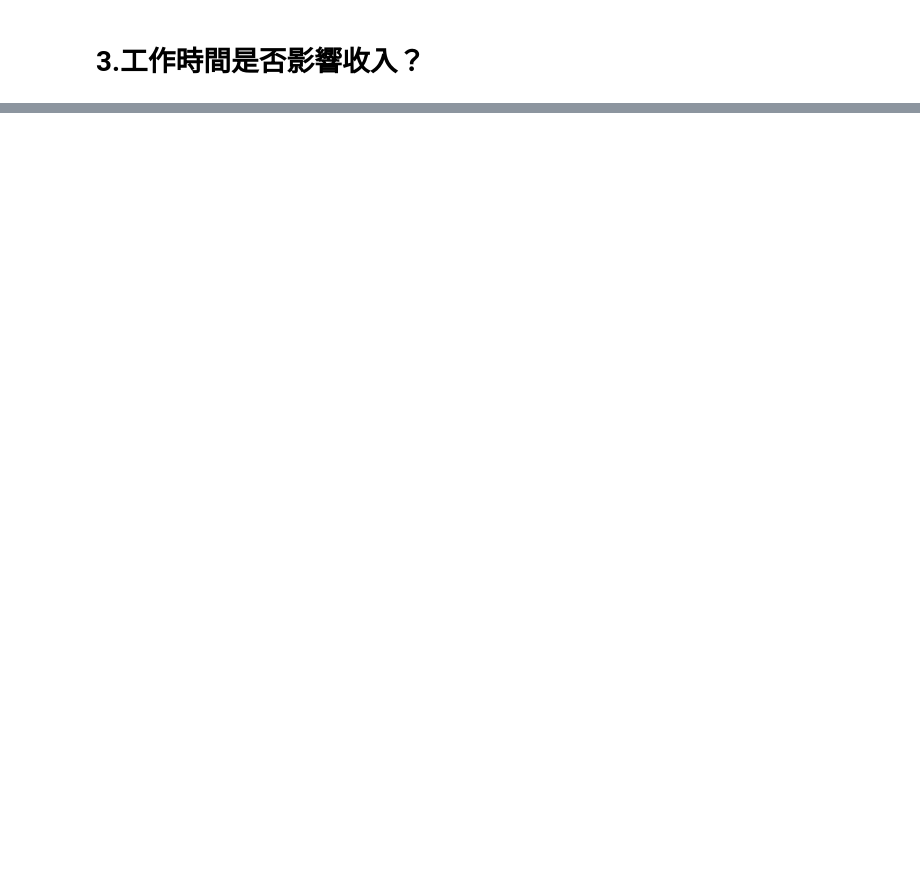
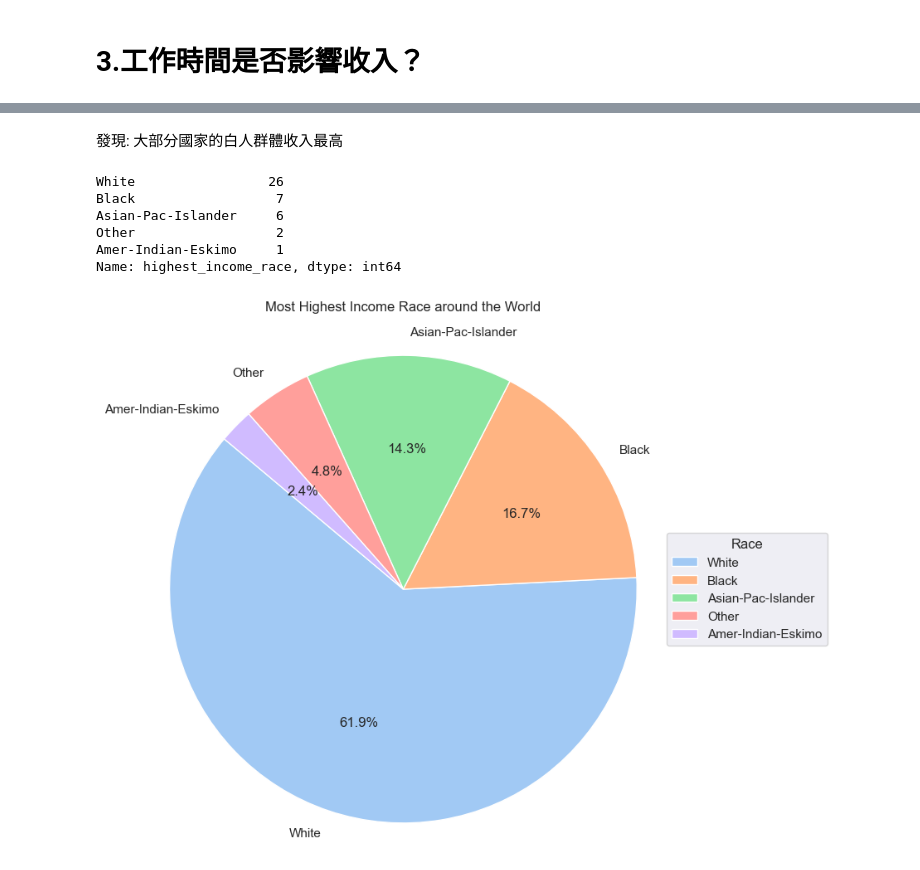
Before and after one commit to bomb1000/PL, a Jupyter notebook: PL_HW2/HW2.ipynb, the cells around one changed output, grey strips where cells are left out. Cells and saved outputs as stored; diff of their text form; code cells hidden in the pictures; blank space fills up the shorter version.

```diff
--- a/PL_HW2/HW2.ipynb
+++ b/PL_HW2/HW2.ipynb
@@ -149,0 +432,47 @@ sns.violinplot(data=data, x="income", y="hours_per_week", hue="sex", split=True,
+# %%
+import pandas as pd  # 确保导入了 pandas
+
+# 初始化一个空列表来收集数据
+list_above_50K = []
+
+for i in native_country_list:
+    df = race_income_proportion_distribution_by_country(data, i)
+    highest_income_race = df['>50K_%'].idxmax()  # 找出 '>50K_%' 最大值的索引
+    # 将国家和最高收入种族添加到列表中
+    list_above_50K.append([i, highest_income_race])
+
+# 使用列表创建一个新的 DataFrame
+output_df = pd.DataFrame(list_above_50K, columns=['native_country', 'highest_income_race'])
+
+# 输出新的 DataFrame
+# print(output_df)
+# %% [markdown]
+發現: 大部分國家的白人群體收入最高
+# %%
+most_highest_income_race_around_the_world = output_df['highest_income_race'].value_counts()
+most_highest_income_race_around_the_world
+# %% [output]
+White                 26
+Black                  7
+Asian-Pac-Islander     6
+Other                  2
+Amer-Indian-Eskimo     1
+Name: highest_income_race, dtype: int64
+# %%
+# 設置 Seaborn 風格
+sns.set()
+
+# 數據準備
+labels = most_highest_income_race_around_the_world.index
+sizes = most_highest_income_race_around_the_world.values
+colors = sns.color_palette('pastel')[:len(labels)]  # 使用 Seaborn 的顏色
+
+# 創建餅圖
+plt.figure(figsize=(8, 8))  # 設置圖形的大小
+plt.pie(sizes, labels=labels, colors=colors, autopct='%1.1f%%', startangle=140)
+plt.axis('equal')  # 確保餅圖是圓的
+plt.legend(labels, title="Race", loc="center left", bbox_to_anchor=(1, 0, 0.5, 1))
+plt.title('Most Highest Income Race around the World', pad=20)
+plt.show()
+# %% [output]
+[figure, added]
```
Also changed, not shown: parts of 28 cells of this notebook.
